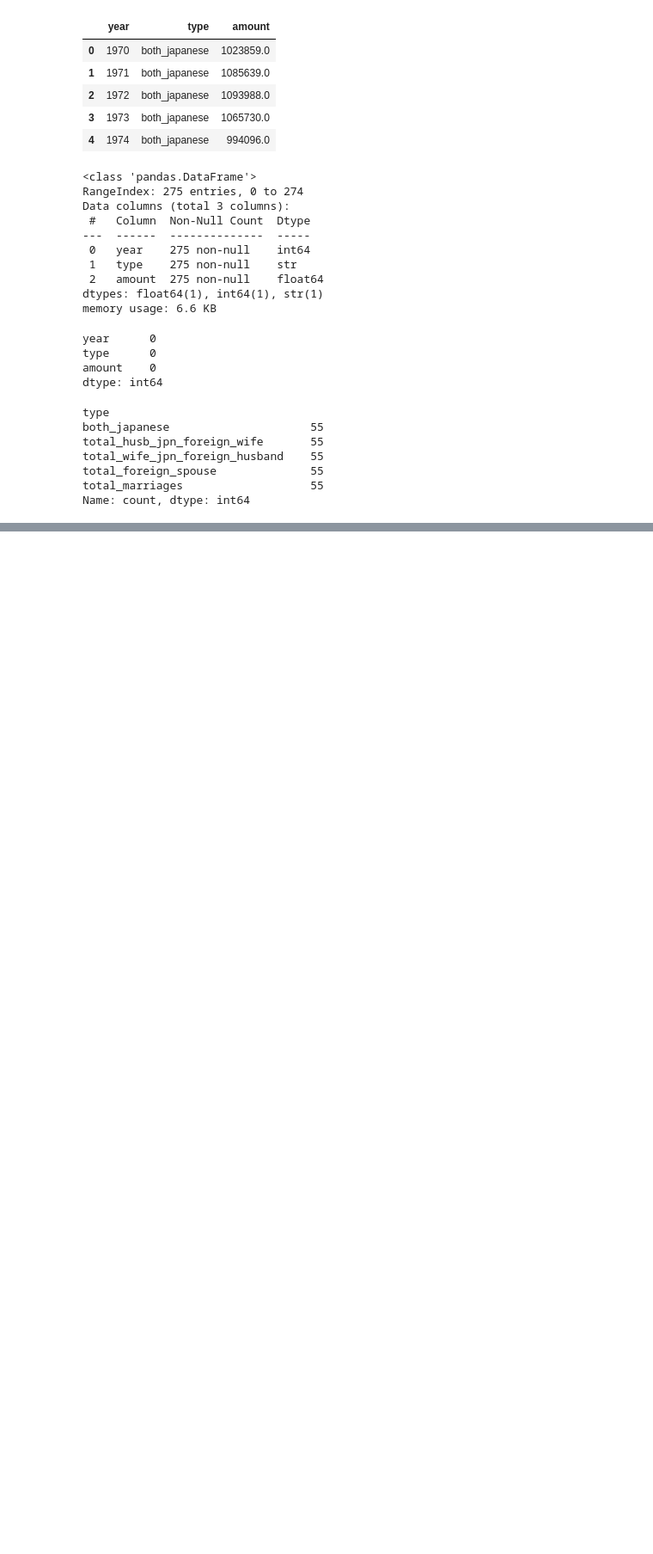
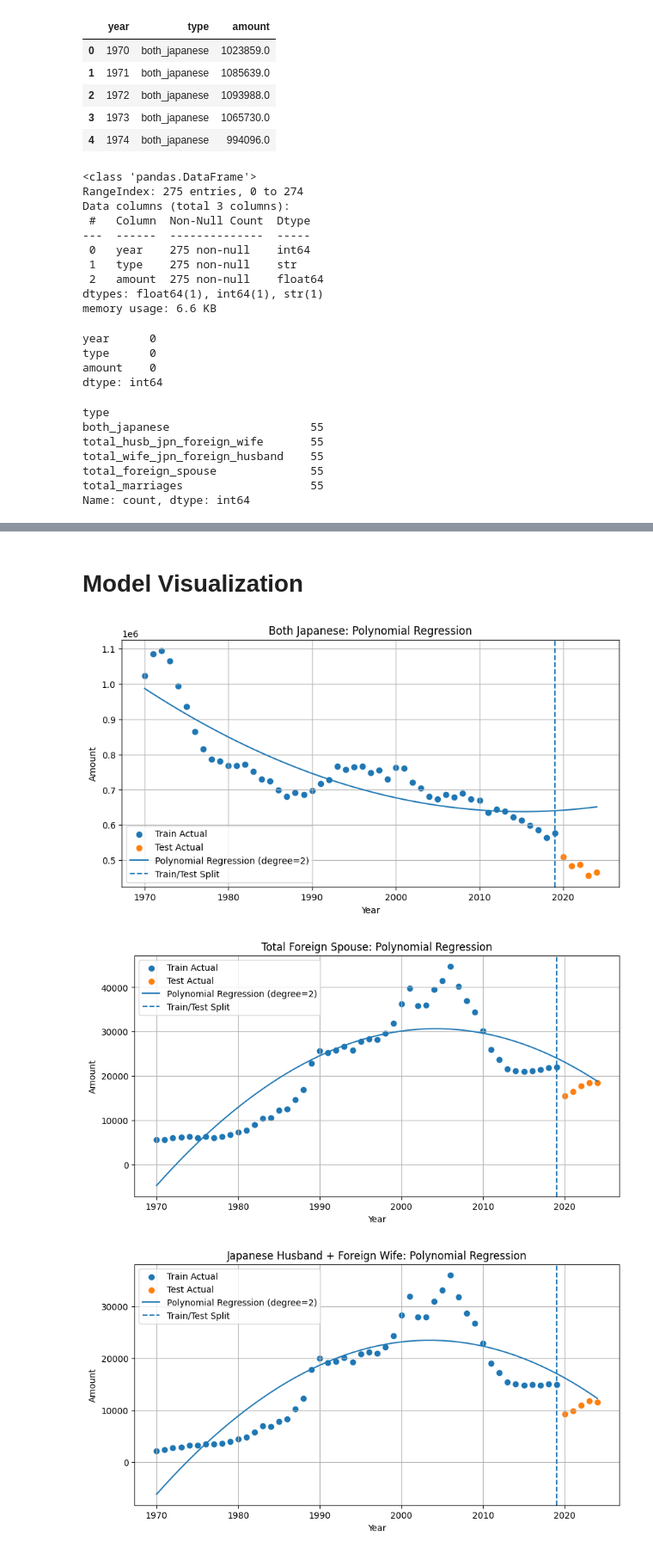
Before and after one commit to samuel618/jap-birth, a Jupyter notebook: jap-marriage.ipynb, the cells around one changed output, grey strips where cells are left out. Shown at 86% size. Drawn from its saved outputs; the diff is of its cells as text; code cells hidden in the pictures; blank space fills up the shorter version.

Commit message:
added polynomial regression

```diff
--- a/jap-marriage.ipynb
+++ b/jap-marriage.ipynb
@@ -250,0 +275,12 @@ Name: count, dtype: int64
+# %%
+# Make sure required columns are valid
+jap_df["year"] = pd.to_numeric(jap_df["year"], errors="coerce")
+jap_df["amount"] = pd.to_numeric(jap_df["amount"], errors="coerce")
+
+# Drop rows with missing values in required columns
+jap_df = jap_df.dropna(subset=["year", "type", "amount"]).copy()
+
+# Sort data
+jap_df = jap_df.sort_values(["type", "year"]).reset_index(drop=True)
+
+jap_df.head()
@@ -250,0 +366,3 @@ Name: count, dtype: int64
+# %%
+results_df = pd.DataFrame(poly_results)
+results_df
@@ -250,0 +376,3 @@ Name: count, dtype: int64
+# %%
+predictions_df = pd.concat(poly_predictions, ignore_index=True)
+predictions_df.head()
@@ -250,0 +386,42 @@ Name: count, dtype: int64
+# %% [markdown]
+# Model Visualization
+# %%
+import matplotlib.pyplot as plt
+
+
+label_map = {
+    "both_japanese": "Both Japanese",
+    "total_husb_jpn_foreign_wife": "Japanese Husband + Foreign Wife",
+    "total_wife_jpn_foreign_husband": "Japanese Wife + Foreign Husband",
+    "total_foreign_spouse": "Total Foreign Spouse",
+    "total_marriages": "Total Marriages"
+}
+for category in results_df["type"]:
+    subset = predictions_df[predictions_df["type"] == category].copy()
+
+    train_subset = subset[subset["set"] == "train"]
+    test_subset = subset[subset["set"] == "test"]
+
+    plt.figure(figsize=(10, 5))
+
+    plt.scatter(train_subset["year"], train_subset["amount"], label="Train Actual")
+    plt.scatter(test_subset["year"], test_subset["amount"], label="Test Actual")
+
+    # Sort by year for smooth plotting
+    subset = subset.sort_values("year")
+    plt.plot(subset["year"], subset["predicted_amount"], label=f"Polynomial Regression (degree={degree})")
+
+    plt.axvline(x=train_cutoff, linestyle="--", label="Train/Test Split")
+
+    nice_name = label_map.get(category, category)
+
+    plt.title(f"{nice_name}: Polynomial Regression")
+    plt.xlabel("Year")
+    plt.ylabel("Amount")
+    plt.legend()
+    plt.grid(True)
+    plt.show()
+# %% [output]
+[figure, added]
+[figure, added]
+[figure, added]
```
Also changed, not shown: parts of 11 cells of this notebook.
